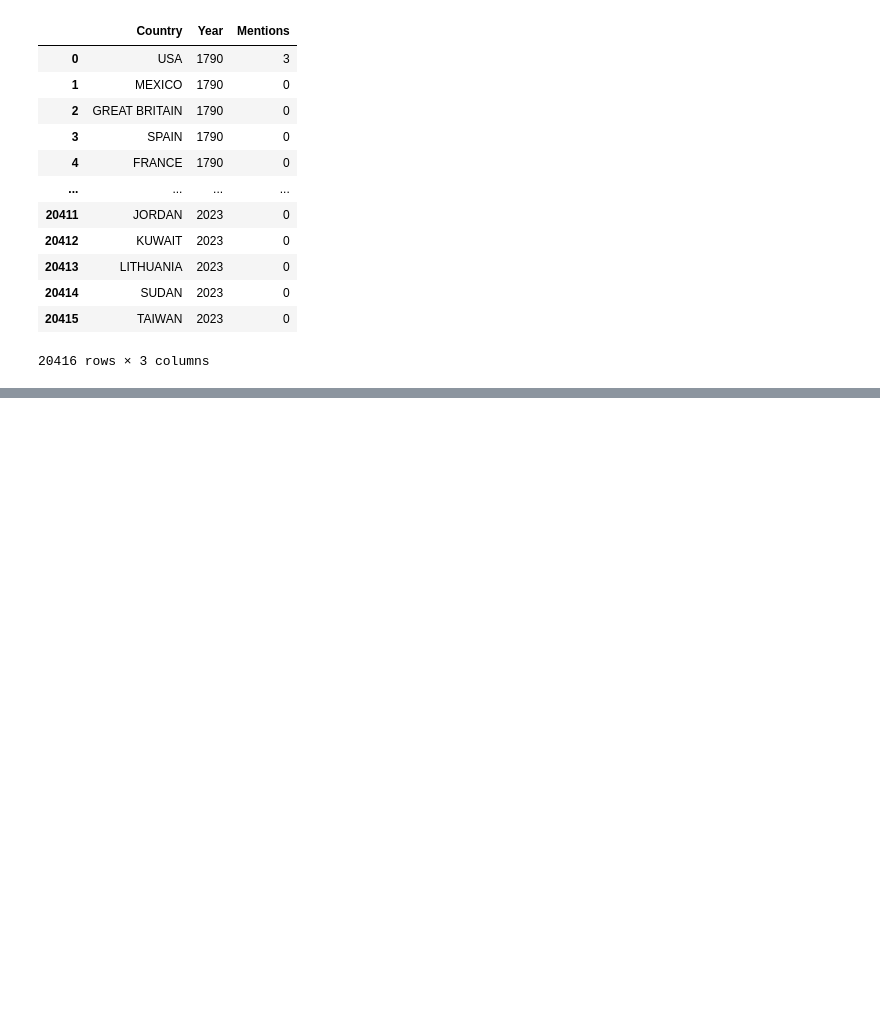
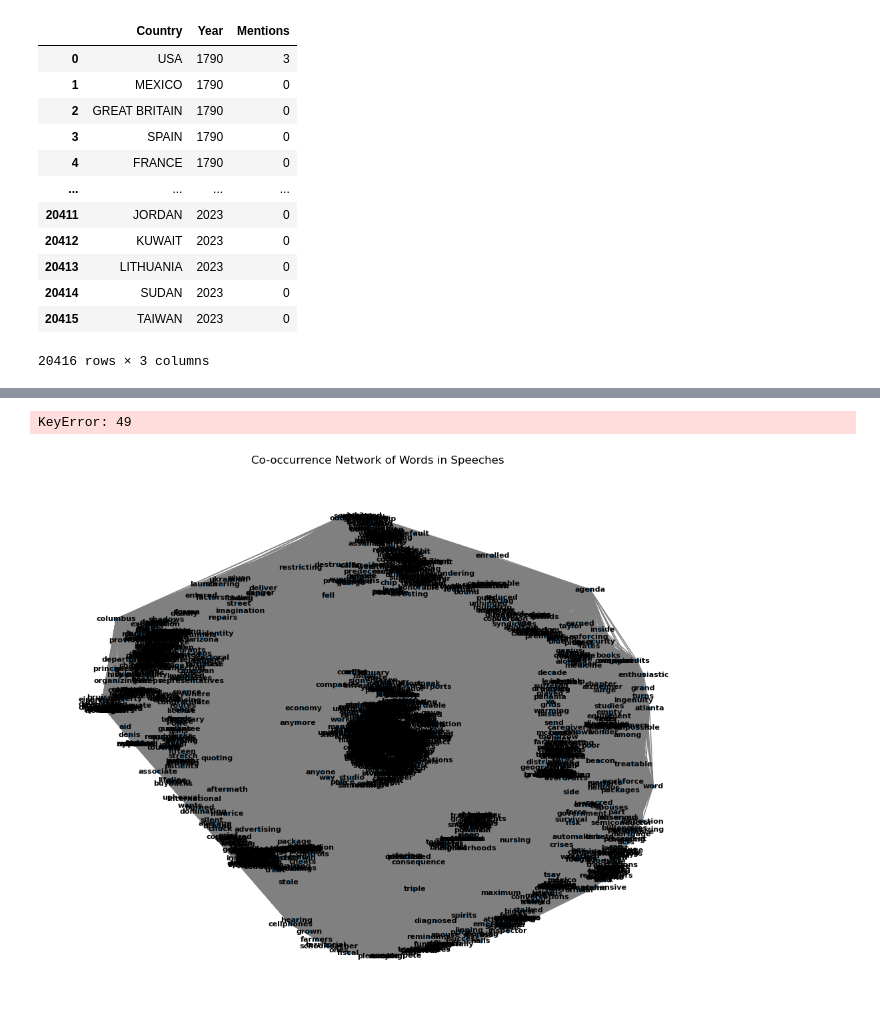
Before and after one commit to ana-047/TheWordsOfTheUnion, a Jupyter notebook: Mining_code.ipynb, the cells around one changed output, grey strips where cells are left out. Drawn from its saved outputs; the diff is of its cells as text; code cells hidden in the pictures; blank space fills up the shorter version.

```diff
--- a/Mining_code.ipynb
+++ b/Mining_code.ipynb
@@ -1227,0 +1244,42 @@ cosine_sim_df.to_clipboard()
+# %%
+df3 = df3[49]
+# Predefined themes
+themes = {
+    'Environment': ['environment', 'climate', 'sustainability'],
+    'Technology': ['technology', 'innovation', 'digital'],
+    'Economy': ['economy', 'business', 'growth'],
+    'Military' : ['war', 'weapons', 'nuclear']
+}
+
+# Create a network graph
+G = nx.Graph()
+# Iterate through each speech and create a network graph for each
+for index, row in df3.iterrows():
+    # Create a network graph
+    G = nx.Graph()
+
+    # Tokenize and preprocess the text
+    stop_words = set(stopwords.words('english'))
+    tokenized_speech = [word.lower() for word in word_tokenize(row['text']) if word.isalpha() and word.lower() not in stop_words]
+
+    # Identify word-theme associations for the current speech
+    speech_themes = set()
+    for theme, theme_words in themes.items():
+        for word in tokenized_speech:
+            if word in theme_words:
+                speech_themes.add(theme)
+
+    # Add nodes for speech and associated themes
+    G.add_node(row['year'], type='speech')
+    for theme in speech_themes:
+        G.add_node(theme, type='theme')
+        G.add_edge(row['year'], theme)
+
+    # Visualize the graph
+    pos = nx.spring_layout(G)
+    nx.draw(G, pos, with_labels=True, font_weight='bold', node_color='lightblue', font_color='black')
+
+    plt.title(f"Word-Theme Associations in Speech {row['year']}")
+    plt.show()
+# %% [output]
+KeyError: 49
@@ -1227,0 +1321,28 @@ cosine_sim_df.to_clipboard()
+# %%
+df4 = df4.tail(1)
+# Preprocess the text in each speech
+stop_words = set(stopwords.words('english'))
+df4['tokenized_speech'] = df4['text'].apply(lambda x: [word.lower() for word in word_tokenize(x) if word.isalpha() and word.lower() not in stop_words])
+
+# Create a co-occurrence network
+G = nx.Graph()
+
+# Iterate through each speech
+for index, row in df4.iterrows():
+    # Add edges for co-occurrence of words
+    for i, word1 in enumerate(row['tokenized_speech']):
+        for j, word2 in enumerate(row['tokenized_speech']):
+            if i != j:  # Avoid self-loops
+                if G.has_edge(word1, word2):
+                    G[word1][word2]['weight'] += 1
+                else:
+                    G.add_edge(word1, word2, weight=1)
+
+# Visualize the co-occurrence network
+pos = nx.spring_layout(G)
+plt.figure(figsize=(10, 8))
+nx.draw(G, pos, with_labels=True, font_weight='bold', node_size=10, font_size=8, edge_color='gray')
+plt.title("Co-occurrence Network of Words in Speeches")
+plt.show()
+# %% [output]
+[figure, added]
```
Also changed, not shown: parts of 27 cells of this notebook, 4 other files.
